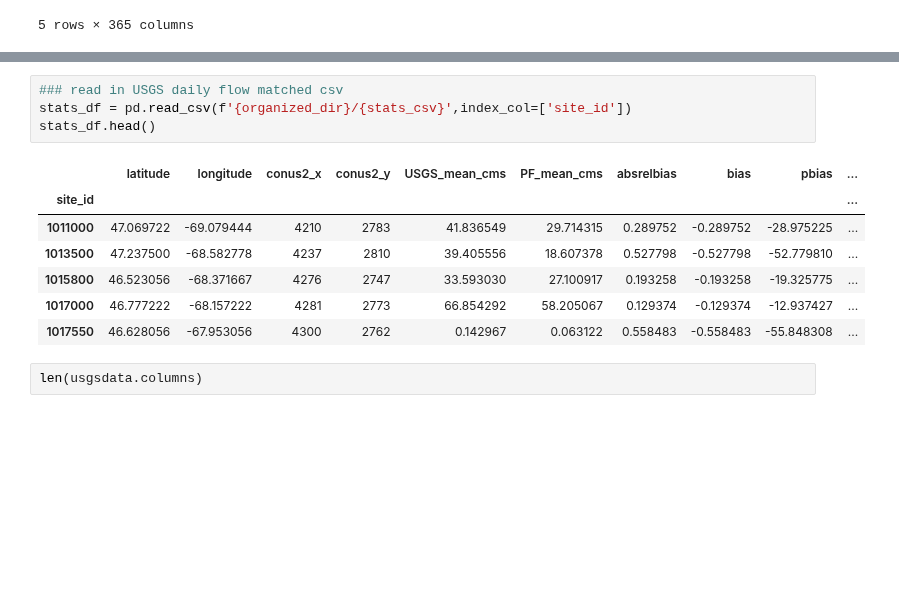
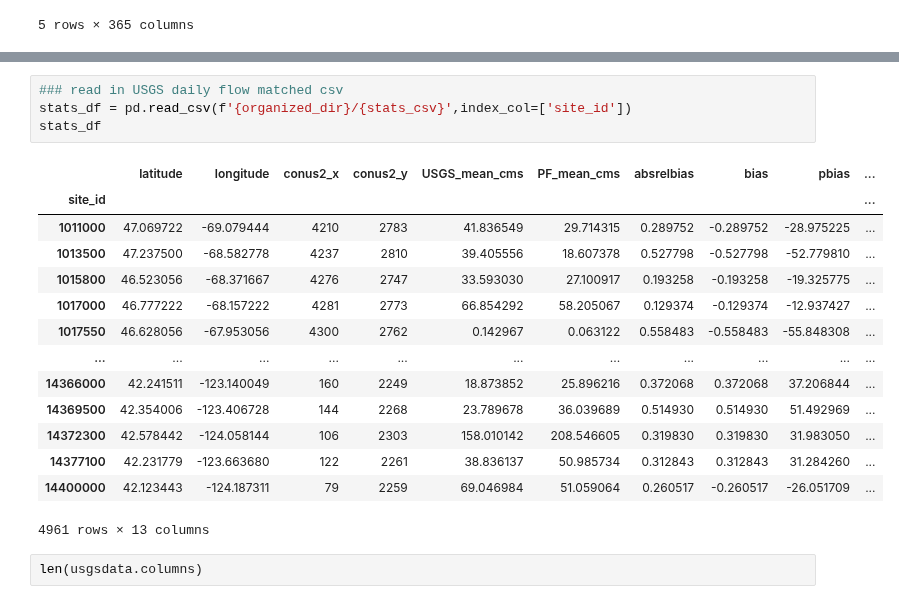
Before and after one commit to danielletijerina/PFCONUS2-analysis, a Jupyter notebook: scripts/Validation/Streamflow/3_PlotStreamflowTimeseries-Stats.ipynb, the cells around one changed output, grey strips where cells are left out. Saved outputs shown, nothing was run; the diff lists cells and outputs as text; blank space fills up the shorter version.

```diff
--- a/scripts/Validation/Streamflow/3_PlotStreamflowTimeseries-Stats.ipynb
+++ b/scripts/Validation/Streamflow/3_PlotStreamflowTimeseries-Stats.ipynb
@@ -87,15 +114,22 @@ usgs_gage_metadata.head()
 # %%
 ### read in USGS daily flow matched csv
 stats_df = pd.read_csv(f'{organized_dir}/{stats_csv}',index_col=['site_id'])
-stats_df.head()
+stats_df
 # %% [output]
 |  | latitude | longitude | conus2_x | conus2_y | USGS_mean_cms | PF_mean_cms | absrelbias | bias | pbias | ... |
 | site_id |  |  |  |  |  |  |  |  |  | ... |
 | 1011000 | 47.069722 | -69.079444 | 4210 | 2783 | 41.836549 | 29.714315 | 0.289752 | -0.289752 | -28.975225 | ... |
 | 1013500 | 47.237500 | -68.582778 | 4237 | 2810 | 39.405556 | 18.607378 | 0.527798 | -0.527798 | -52.779810 | ... |
 | 1015800 | 46.523056 | -68.371667 | 4276 | 2747 | 33.593030 | 27.100917 | 0.193258 | -0.193258 | -19.325775 | ... |
 | 1017000 | 46.777222 | -68.157222 | 4281 | 2773 | 66.854292 | 58.205067 | 0.129374 | -0.129374 | -12.937427 | ... |
 | 1017550 | 46.628056 | -67.953056 | 4300 | 2762 | 0.142967 | 0.063122 | 0.558483 | -0.558483 | -55.848308 | ... |
+| ... | ... | ... | ... | ... | ... | ... | ... | ... | ... | ... |
+| 14366000 | 42.241511 | -123.140049 | 160 | 2249 | 18.873852 | 25.896216 | 0.372068 | 0.372068 | 37.206844 | ... |
+| 14369500 | 42.354006 | -123.406728 | 144 | 2268 | 23.789678 | 36.039689 | 0.514930 | 0.514930 | 51.492969 | ... |
+| 14372300 | 42.578442 | -124.058144 | 106 | 2303 | 158.010142 | 208.546605 | 0.319830 | 0.319830 | 31.983050 | ... |
+| 14377100 | 42.231779 | -123.663680 | 122 | 2261 | 38.836137 | 50.985734 | 0.312843 | 0.312843 | 31.284260 | ... |
+| 14400000 | 42.123443 | -124.187311 | 79 | 2259 | 69.046984 | 51.059064 | 0.260517 | -0.260517 | -26.051709 | ... |
+4961 rows × 13 columns
 # %%
 len(usgsdata.columns)
 # %% [output]
```
Also changed, not shown: parts of 28 cells of this notebook, 2 other files.
